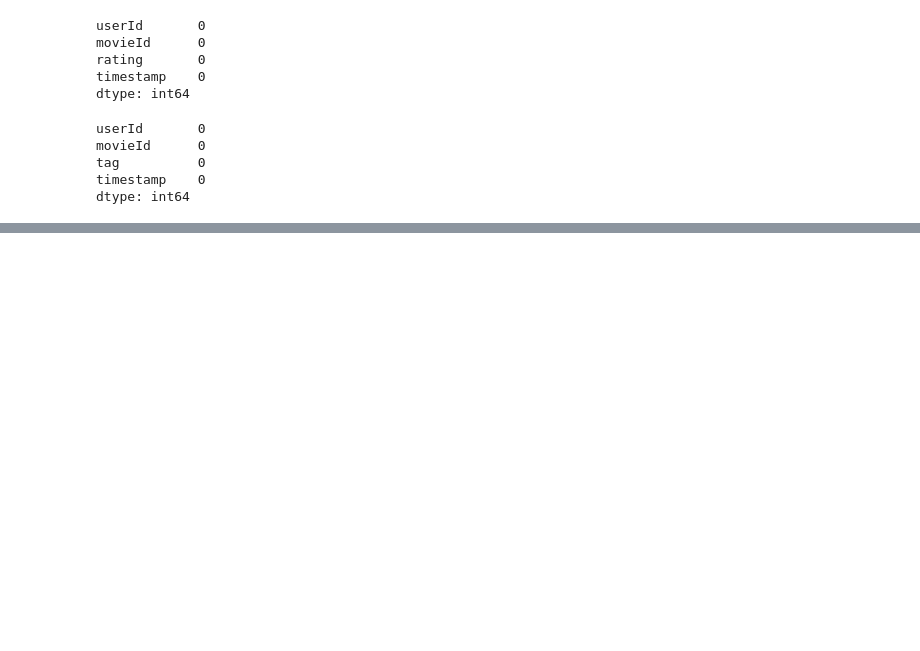
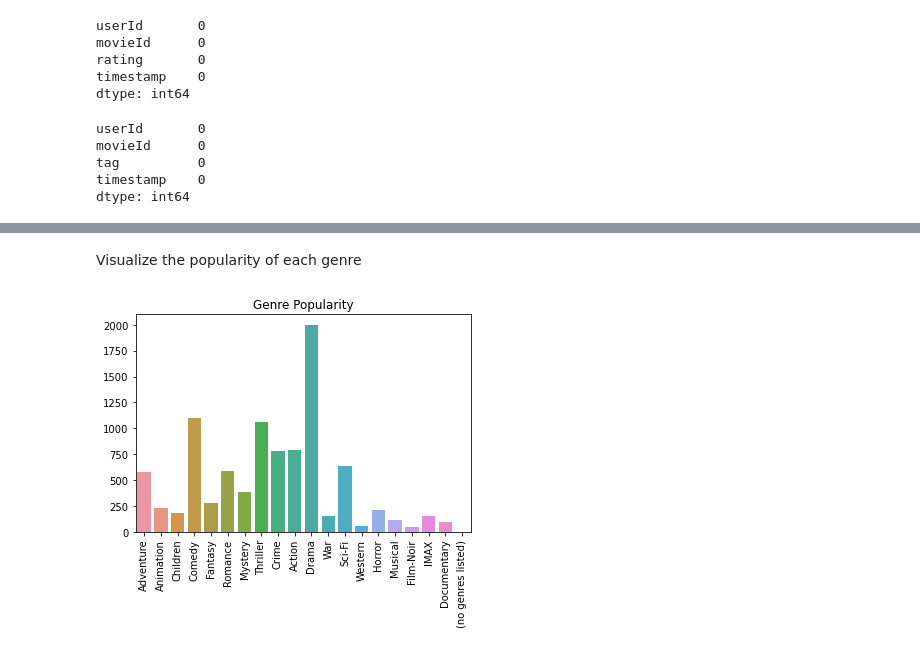
Before and after one commit to ruth-kitasi/Movielens-Recommendation-System, a Jupyter notebook: work_folder/Agatha.ipynb, the cells around one changed output, grey strips where cells are left out. Drawn from its saved outputs; the diff is of its cells as text; code cells hidden in the pictures; blank space fills up the shorter version.

```diff
--- a/work_folder/Agatha.ipynb
+++ b/work_folder/Agatha.ipynb
@@ -179,0 +233,5 @@ df.head()
+# %%
+from collections import Counter
+genres_list = df['genres'].str.split('|').sum()
+genre_counts = Counter(genres_list)
+genre_counts
@@ -179,0 +259,10 @@ df.head()
+# %% [markdown]
+Visualize the popularity of each genre
+# %%
+import seaborn as sns
+sns.barplot(x=list(genre_counts.keys()), y=list(genre_counts.values()))
+plt.xticks(rotation=90)
+plt.title('Genre Popularity')
+plt.show()
+# %% [output]
+[figure, added]
```
Also changed, not shown: parts of 28 cells of this notebook.
